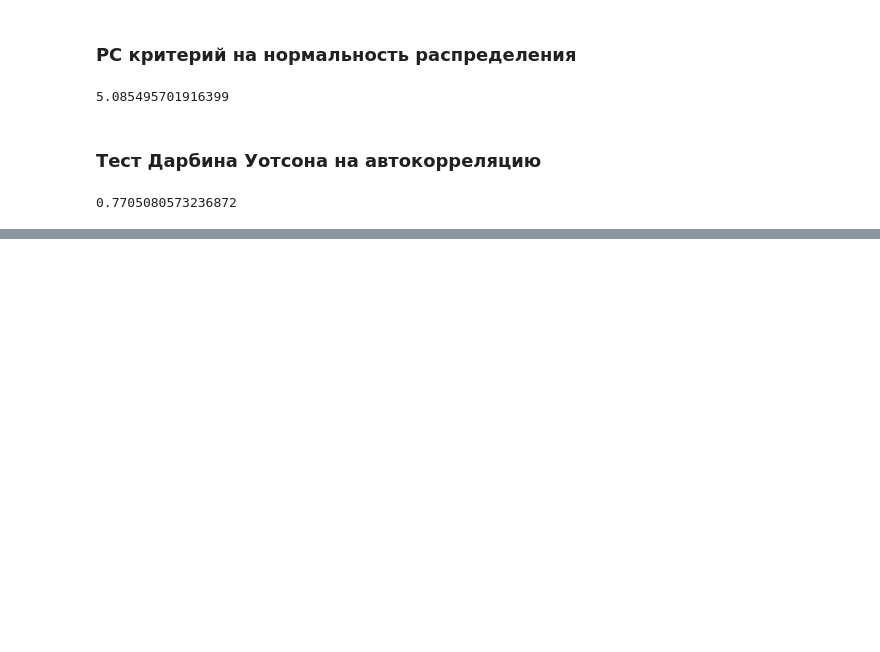
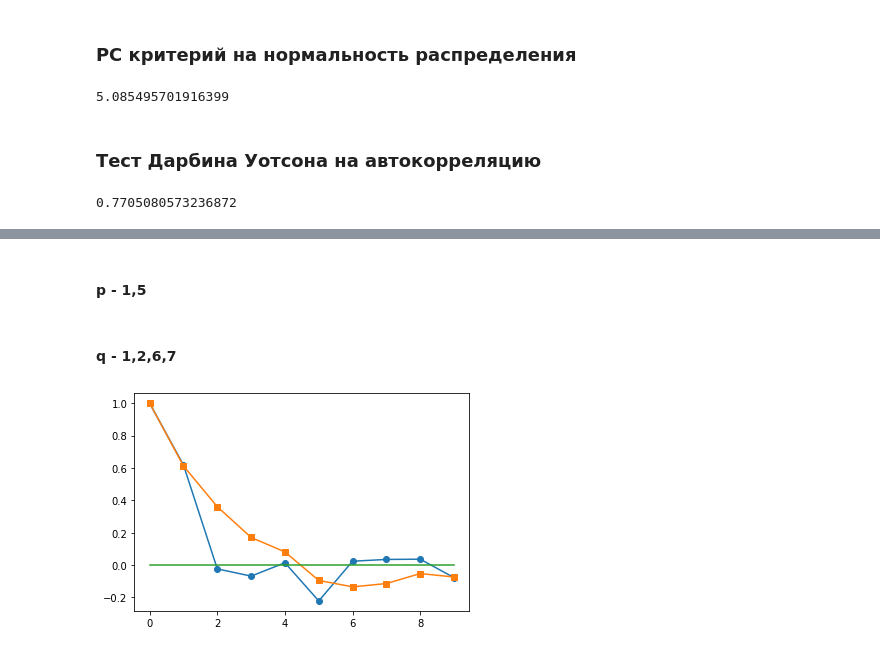
Before and after one commit to xtess16/RTSI, a Jupyter notebook: RST-2.ipynb, the cells around one changed output, grey strips where cells are left out. Drawn from its saved outputs; the diff is of its cells as text; code cells hidden in the pictures; blank space fills up the shorter version.

```diff
--- a/RST-2.ipynb
+++ b/RST-2.ipynb
@@ -211,0 +302,11 @@ dw
+# %% [markdown]
+#### p - 1,5
+# %% [markdown]
+#### q - 1,2,6,7
+# %%
+plt.plot(pacf(remains)[:10], marker='o', label='PACF');
+plt.plot(acf(remains)[:10], marker='s');
+plt.plot([0]*10)
+plt.show();
+# %% [output]
+[figure, added]
```
Also changed, not shown: parts of 18 cells of this notebook.
